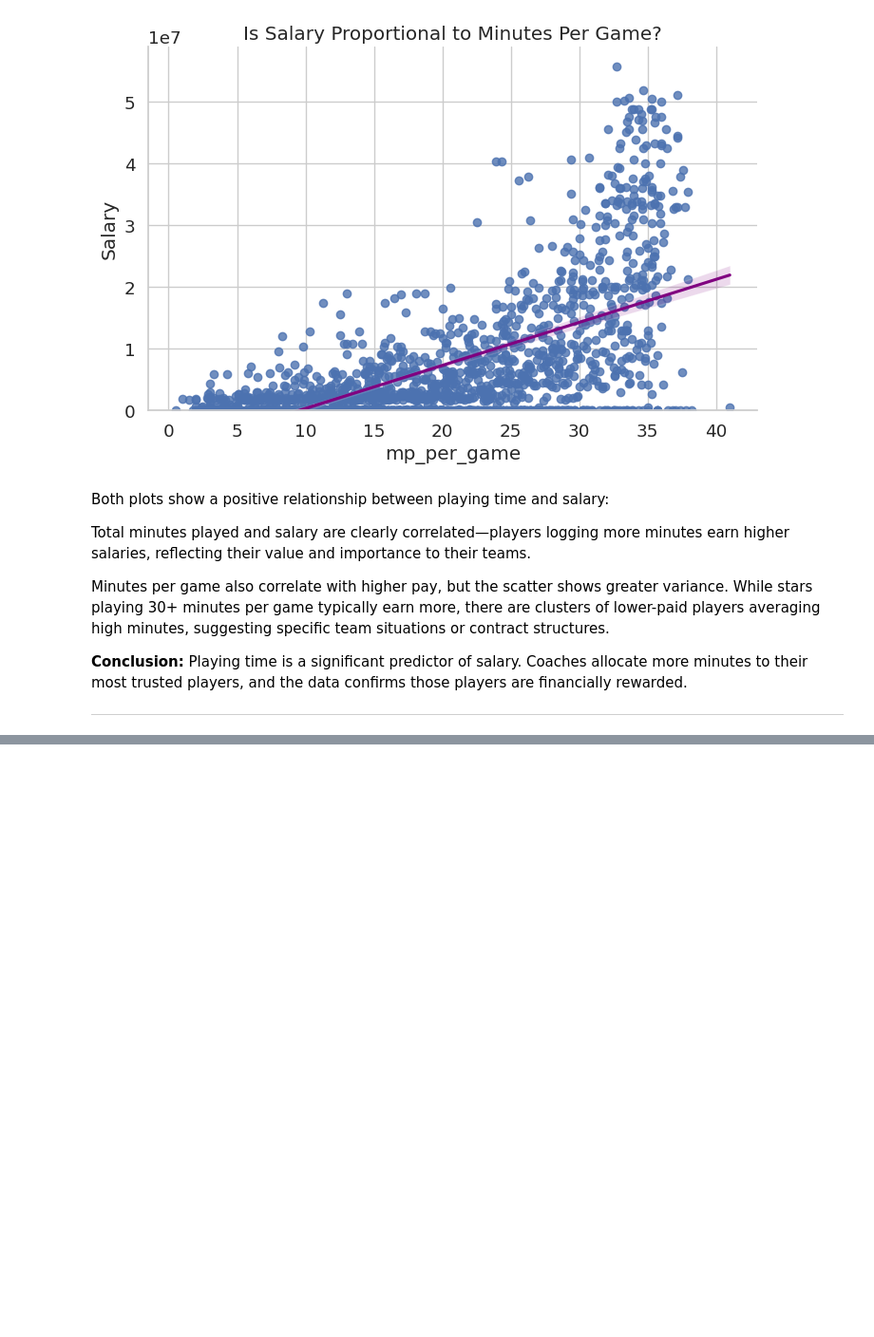
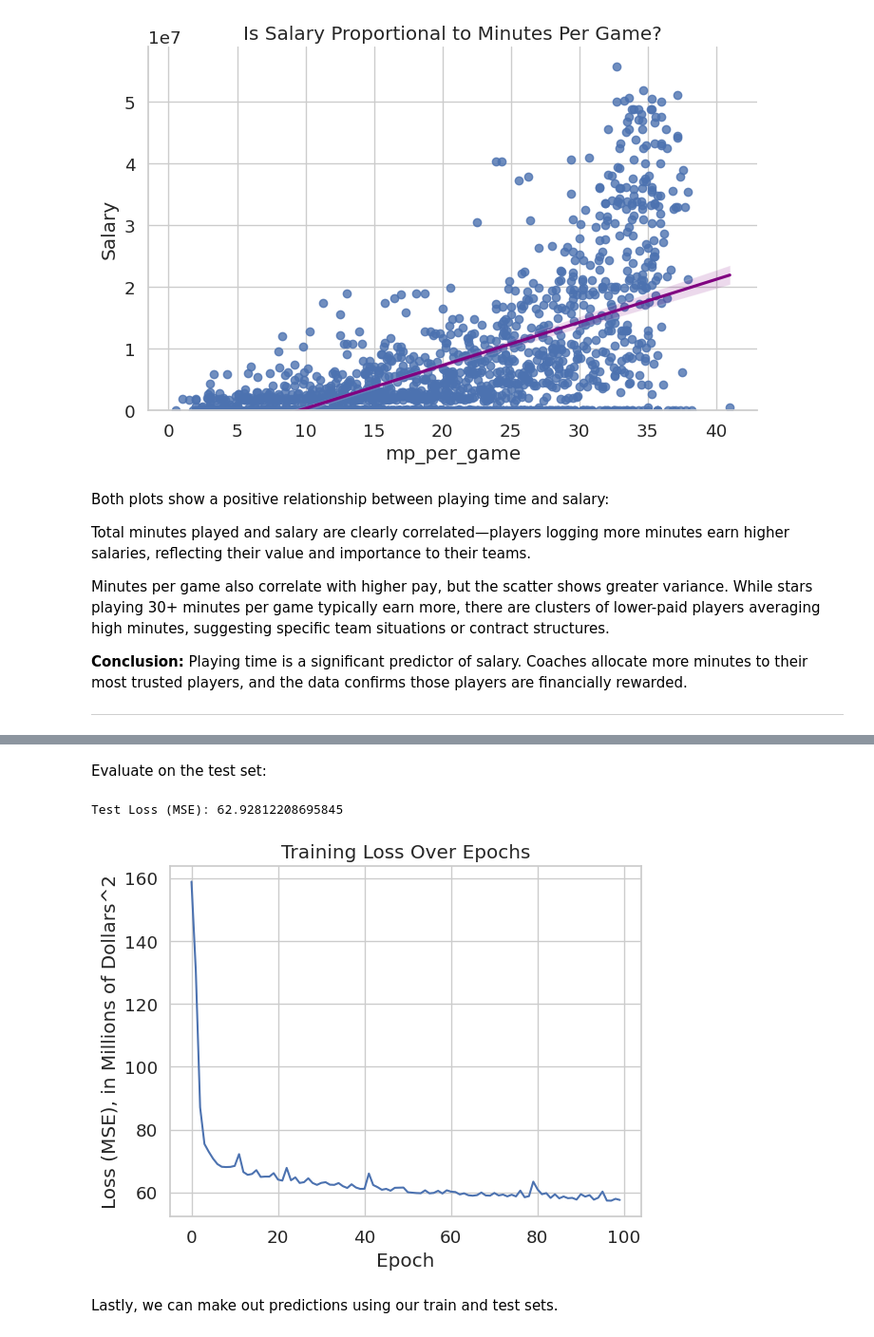
Before and after one commit to kashyapkolukula/CMSC320_S25_Project, a Jupyter notebook: FinalProject.ipynb, the cells around one changed output, grey strips where cells are left out. Shown at 95% size. Saved outputs shown, nothing was run; the diff lists cells and outputs as text; code cells hidden in the pictures; blank space fills up the shorter version.

```diff
--- a/FinalProject.ipynb
+++ b/FinalProject.ipynb
@@ -560,0 +613,15 @@ Regression is definitely the most appropriate machine learning model for our goa
+# %%
+class MLPModel(nn.Module):
+    def __init__(self, input_dim):
+        super(MLPModel, self).__init__()
+        self.layer1 = nn.Linear(input_dim, 64)
+        self.layer2 = nn.Linear(64, 32)
+        self.output = nn.Linear(32, 1)
+
+    def forward(self, x):
+        x = torch.relu(self.layer1(x))
+        x = torch.relu(self.layer2(x))
+        x = self.output(x)
+        return x
+
+model = MLPModel(input_dim=feat_dim)
@@ -560,0 +630,19 @@ Regression is definitely the most appropriate machine learning model for our goa
+# %%
+criterion = nn.MSELoss()
+optimizer = torch.optim.Adam(model.parameters(), lr=0.001)
+
+epochs = 100
+losses = []
+
+for epoch in range(epochs):
+    running_loss = 0.0
+    for data, targets in train_loader:
+        optimizer.zero_grad()
+        outputs = model(data)
+        loss = criterion(outputs, targets)
+        loss.backward()
+        optimizer.step()
+        running_loss += loss.item()
+    avg_loss = running_loss / len(train_loader)
+    losses.append(avg_loss)
+    print(f"Epoch [{epoch+1}/{epochs}], Loss: {avg_loss:.4f}")
@@ -560,0 +667,27 @@ Regression is definitely the most appropriate machine learning model for our goa
+# %% [markdown]
+Evaluate on the test set:
+# %%
+model.eval()
+
+test_loss = 0.0
+with torch.no_grad():
+    for data, targets in test_loader:
+        outputs = model(data)
+        loss = criterion(outputs, targets)
+        test_loss += loss.item()
+
+avg_test_loss = test_loss / len(test_loader)
+print("Test Loss (MSE):", avg_test_loss)
+# %% [output]
+Test Loss (MSE): 62.92812208695845
+# %%
+# Plot
+plt.plot(losses)
+plt.title("Training Loss Over Epochs")
+plt.xlabel("Epoch")
+plt.ylabel("Loss (MSE), in Millions of Dollars^2")
+plt.show()
+# %% [output]
+[figure, added]
+# %% [markdown]
+Lastly, we can make out predictions using our train and test sets.
```
Also changed, not shown: parts of 12 cells of this notebook.
